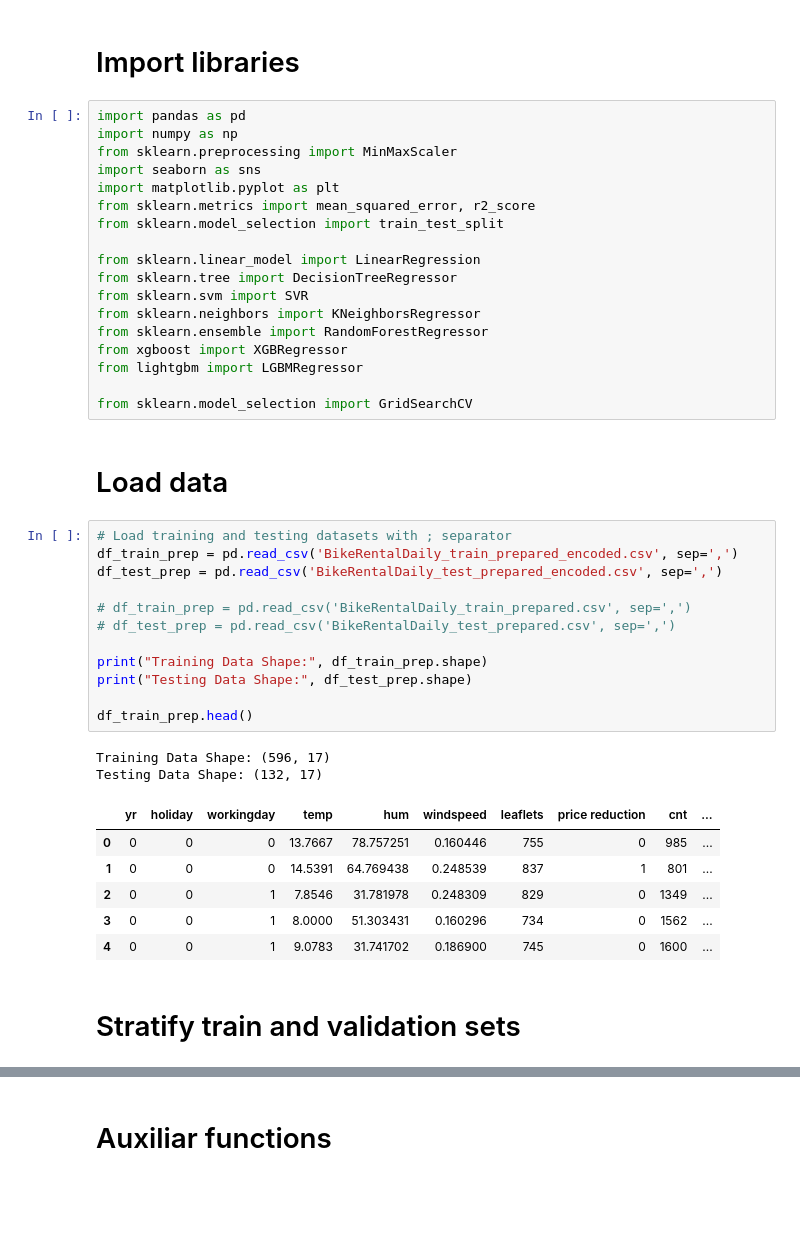
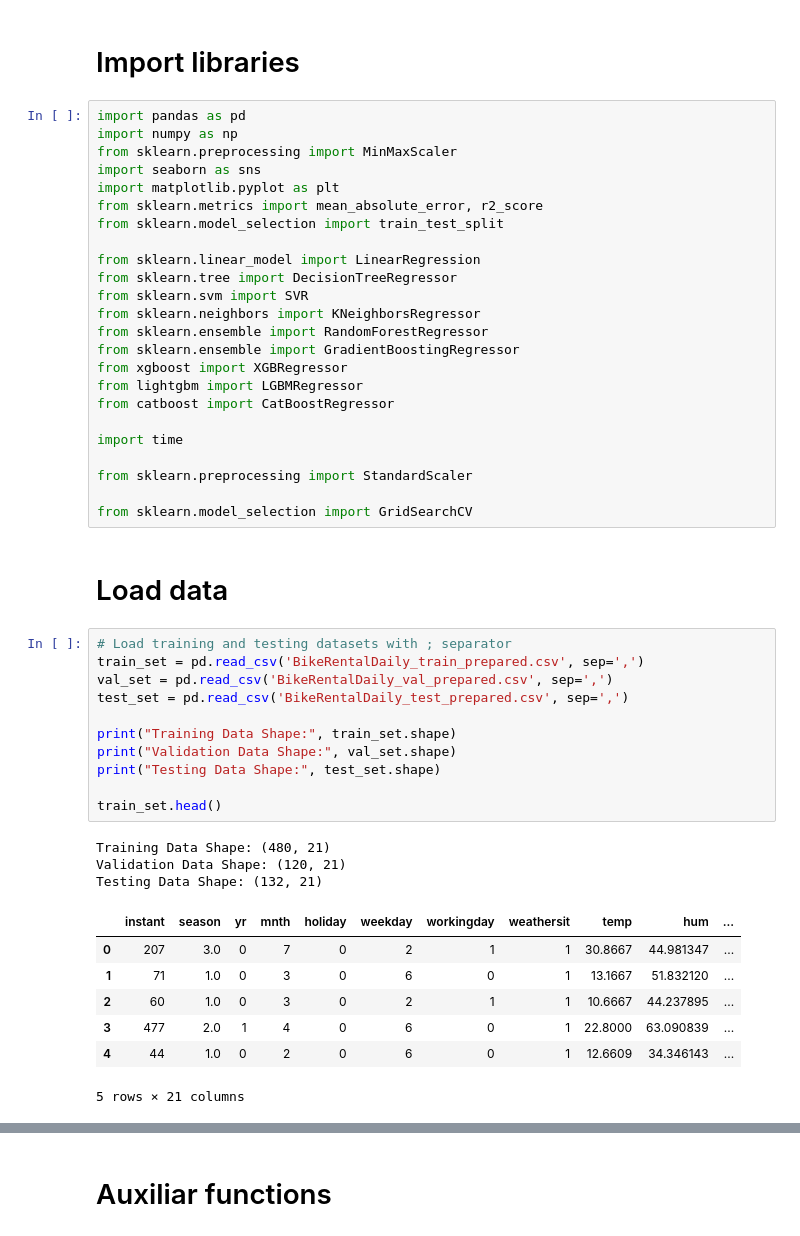
Before and after one commit to lqdominguez/data-science-hdm, a Jupyter notebook: 00 - Project/3-Modelling optimization copy.ipynb, the cells around one changed output, grey strips where cells are left out. Drawn from its saved outputs; the diff is of its cells as text; blank space fills up the shorter version.

```diff
--- a/00 - Project/3-Modelling optimization copy.ipynb
+++ b/00 - Project/3-Modelling optimization copy.ipynb
@@ -27,7 +27,7 @@ import numpy as np
 from sklearn.preprocessing import MinMaxScaler
 import seaborn as sns
 import matplotlib.pyplot as plt
-from sklearn.metrics import mean_squared_error, r2_score
+from sklearn.metrics import mean_absolute_error, r2_score
 from sklearn.model_selection import train_test_split
 
 from sklearn.linear_model import LinearRegression
@@ -35,32 +35,37 @@ from sklearn.tree import DecisionTreeRegressor
 from sklearn.svm import SVR
 from sklearn.neighbors import KNeighborsRegressor
 from sklearn.ensemble import RandomForestRegressor
+from sklearn.ensemble import GradientBoostingRegressor
 from xgboost import XGBRegressor
 from lightgbm import LGBMRegressor
+from catboost import CatBoostRegressor
+
+import time
+
+from sklearn.preprocessing import StandardScaler
 
 from sklearn.model_selection import GridSearchCV
 # %% [markdown]
 # Load data
 # %%
 # Load training and testing datasets with ; separator
-df_train_prep = pd.read_csv('BikeRentalDaily_train_prepared_encoded.csv', sep=',')
-df_test_prep = pd.read_csv('BikeRentalDaily_test_prepared_encoded.csv', sep=',')
+train_set = pd.read_csv('BikeRentalDaily_train_prepared.csv', sep=',')
+val_set = pd.read_csv('BikeRentalDaily_val_prepared.csv', sep=',')
+test_set = pd.read_csv('BikeRentalDaily_test_prepared.csv', sep=',')
 
-# df_train_prep = pd.read_csv('BikeRentalDaily_train_prepared.csv', sep=',')
-# df_test_prep = pd.read_csv('BikeRentalDaily_test_prepared.csv', sep=',')
+print("Training Data Shape:", train_set.shape)
+print("Validation Data Shape:", val_set.shape)
+print("Testing Data Shape:", test_set.shape)
 
-print("Training Data Shape:", df_train_prep.shape)
-print("Testing Data Shape:", df_test_prep.shape)
-
-df_train_prep.head()
+train_set.head()
 # %% [output]
-Training Data Shape: (596, 17)
-Testing Data Shape: (132, 17)
+Training Data Shape: (480, 21)
+Validation Data Shape: (120, 21)
+Testing Data Shape: (132, 21)
-|  | yr | holiday | workingday | temp | hum | windspeed | leaflets | price reduction | cnt | ... |
-| 0 | 0 | 0 | 0 | 13.7667 | 78.757251 | 0.160446 | 755 | 0 | 985 | ... |
-| 1 | 0 | 0 | 0 | 14.5391 | 64.769438 | 0.248539 | 837 | 1 | 801 | ... |
-| 2 | 0 | 0 | 1 | 7.8546 | 31.781978 | 0.248309 | 829 | 0 | 1349 | ... |
-| 3 | 0 | 0 | 1 | 8.0000 | 51.303431 | 0.160296 | 734 | 0 | 1562 | ... |
-| 4 | 0 | 0 | 1 | 9.0783 | 31.741702 | 0.186900 | 745 | 0 | 1600 | ... |
+|  | instant | season | yr | mnth | holiday | weekday | workingday | weathersit | temp | hum | ... |
+| 0 | 207 | 3.0 | 0 | 7 | 0 | 2 | 1 | 1 | 30.8667 | 44.981347 | ... |
+| 1 | 71 | 1.0 | 0 | 3 | 0 | 6 | 0 | 1 | 13.1667 | 51.832120 | ... |
+| 2 | 60 | 1.0 | 0 | 3 | 0 | 2 | 1 | 1 | 10.6667 | 44.237895 | ... |
+| 3 | 477 | 2.0 | 1 | 4 | 0 | 6 | 0 | 1 | 22.8000 | 63.090839 | ... |
+| 4 | 44 | 1.0 | 0 | 2 | 0 | 6 | 0 | 1 | 12.6609 | 34.346143 | ... |
+5 rows × 21 columns
-# %% [markdown]
-# Stratify train and validation sets
```
Also changed, not shown: parts of 51 cells of this notebook, 5 other files.
